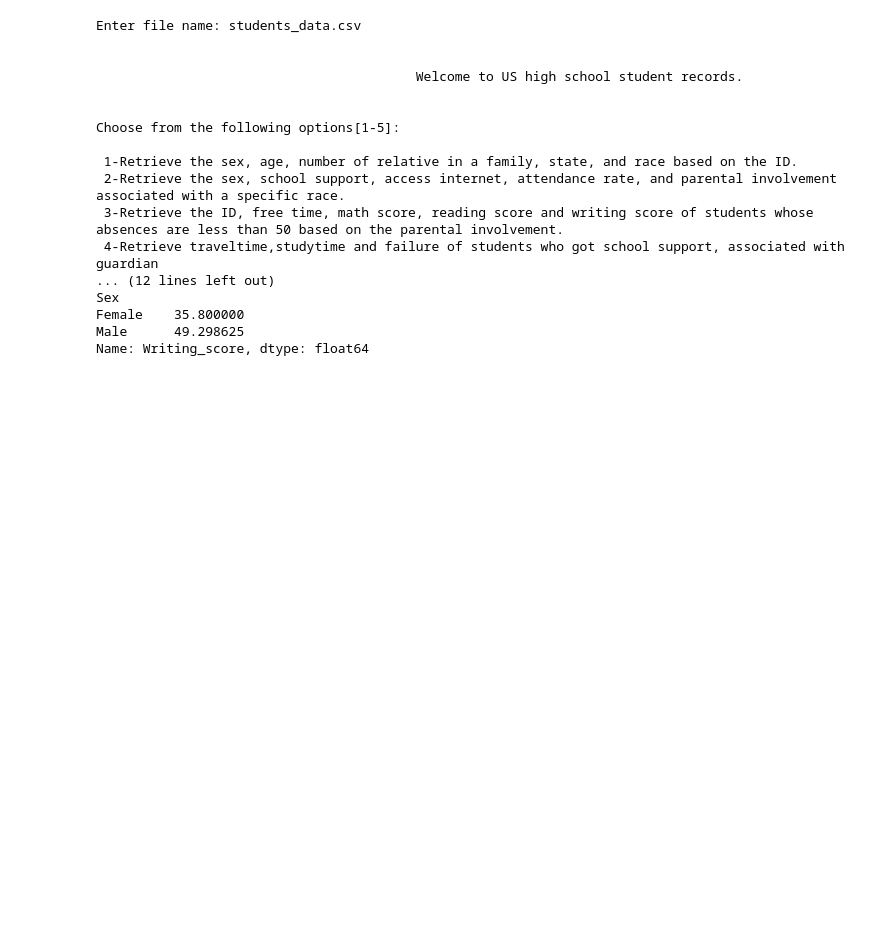
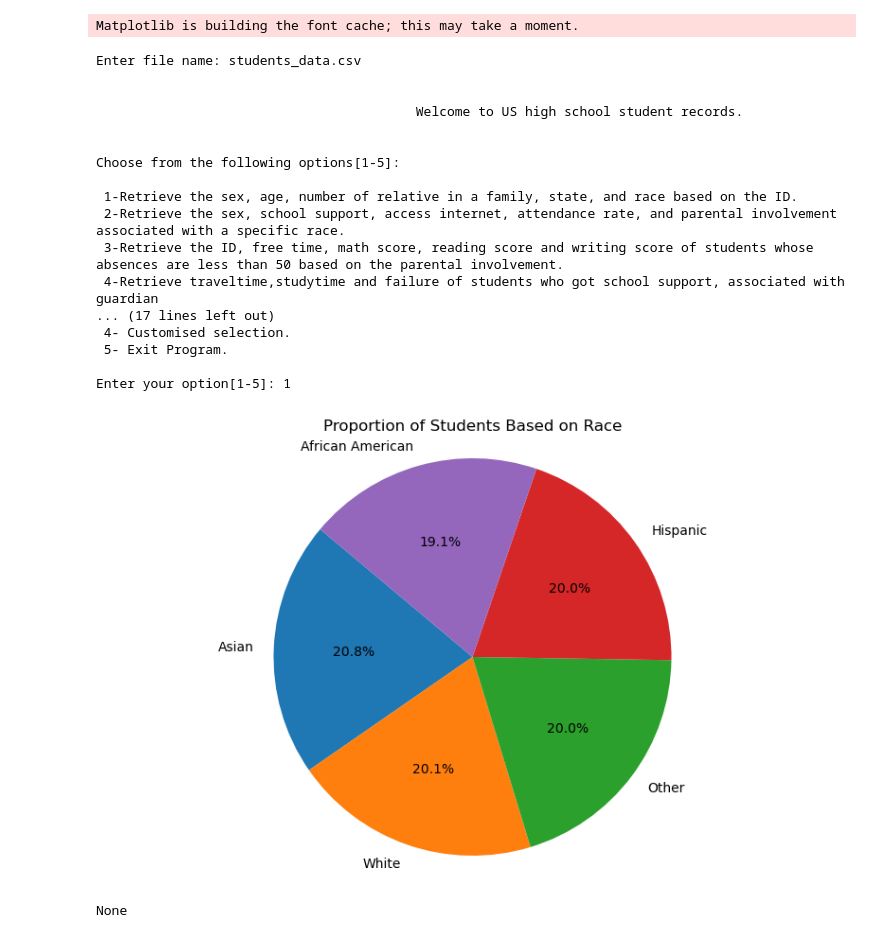
Before and after one commit to arslankamran10/Students-data-application-python, a Jupyter notebook: startcode.ipynb, the cells around one changed output. Saved outputs shown, nothing was run; the diff lists cells and outputs as text; code cells hidden in the pictures; blank space fills up the shorter version.

Commit message:
task c
task c1 completed

```diff
--- a/startcode.ipynb
+++ b/startcode.ipynb
@@ -2,7 +2,8 @@
 import csv
 import tasks
 import pandas as pd
-
+%matplotlib inline
+import matplotlib.pyplot as plt
 #meaningful variables
 
 
@@ -32,6 +33,15 @@ def b4(students_df):
     average_reading_scores = internet_access_data.groupby('Sex')['Writing_score'].mean()
     return average_reading_scores
 
+def c1(students_df):
+    race_counts = students_df['Race'].value_counts()
+    plt.figure(figsize=(10, 6))
+    plt.pie(race_counts, labels=race_counts.index, autopct='%1.1f%%', startangle=140)
+    plt.title('Proportion of Students Based on Race')
+    plt.axis('equal')  # Equal aspect ratio ensures the pie chart is circular.
+    plt.show()
+
+
 #Main Program
 
 filename=input("Enter file name:")
@@ -45,55 +55,63 @@ try:
         option=input("Enter your option:")
         if option == "1":
             id=input("Enter ID (ID-xxxx):")
-            #tasks.a1(csv_reader,id)
-            print(a1(csv_reader,id))
+            tasks.a1(csv_reader,id)
+            #print(a1(csv_reader,id))
         elif option =="2":
             race=input("Enter Race (Asian/Hispanic/African American/White/Other):")
             tasks.a2(csv_reader,race)
             #print(a2(csv_reader,race))
         elif option =="3":
             involvement=input("Enter parental involvement (high/medium/low):")
             tasks.a3(csv_reader,involvement)
             #print(a3(csv_reader,involvement))
         elif option =="4":             # retrieve traveltime,studytime and failure of students who got school support, associated with guardian
             guardian=input("Enter guardian (father/mother/other):")
             tasks.a4(csv_reader,guardian)
             #print(a4(csv_reader,guardian))
         elif option =="5":
             students_df=pd.read_csv(filename,header=0,encoding='utf-8')
             print("Choose from the following options[1-5]:\n\n 1- Identify the top 3 levels of mother’s education for a specific race of students based on the parental involvement levels. \n 2- Analyse the average number of absences among students with a particular level of parental involvement. \n 3- Analyse the average math score of students with an attendance rate greater than 80%, based on race. \n 4- Analyse customised data. \n 5- More. \n")
             option2=input("Enter your option[1-5]:")
             if option2=="1":
                 race2=input("Enter race(Asian/Hispanic/African American/White/Other): ")
                 print(b1(students_df,race2))
             elif option2=="2":
                 parent_envolvement2=input("Enter level of parental involvement(high/medium/low):")
                 #tasks.b2(students_df,parent_envolvement2)
                 print(b2(students_df,parent_envolvement2))
             elif option2=="3":
                 min_attendance=80
                 print(b3(students_df,min_attendance))
             elif option2=="4":
                 print(b4(students_df))
+            elif option2=="5":
+                print("Choose from the following options[1-5]:\n\n 1- Create a chart to illustrate the proportion of students in this school based on their race. \n 2- Create a chart to visually compare the average writing scores among students in each race group. \n 3- Create a chart to illustrate the relationship between students' reading and writing scores. \n 4- Customised selection. \n 5- Exit Program. \n")
+                option3=input("Enter your option[1-5]:")
+                if option3=="1":
+                    print(c1(students_df))
         else:
             print("Enter correct option number.")
 except FileNotFoundError as e:
     print(f"File doesnot exist:{e}")
 # %% [output]
-Enter file name: students_data.csv
-
-
-                                         Welcome to US high school student records.
-
-
-Choose from the following options[1-5]:
-
- 1-Retrieve the sex, age, number of relative in a family, state, and race based on the ID.
- 2-Retrieve the sex, school support, access internet, attendance rate, and parental involvement associated with a specific race.
- 3-Retrieve the ID, free time, math score, reading score and writing score of students whose absences are less than 50 based on the parental involvement.
- 4-Retrieve traveltime,studytime and failure of students who got school support, associated with guardian
-... (12 lines left out)
-Sex
-Female    35.800000
-Male      49.298625
-Name: Writing_score, dtype: float64
+Matplotlib is building the font cache; this may take a moment.
+Enter file name: students_data.csv
+
+
+                                         Welcome to US high school student records.
+
+
+Choose from the following options[1-5]:
+
+ 1-Retrieve the sex, age, number of relative in a family, state, and race based on the ID.
+ 2-Retrieve the sex, school support, access internet, attendance rate, and parental involvement associated with a specific race.
+ 3-Retrieve the ID, free time, math score, reading score and writing score of students whose absences are less than 50 based on the parental involvement.
+ 4-Retrieve traveltime,studytime and failure of students who got school support, associated with guardian
+... (17 lines left out)
+ 4- Customised selection.
+ 5- Exit Program.
+
+Enter your option[1-5]: 1
+[figure, added]
+None
```
